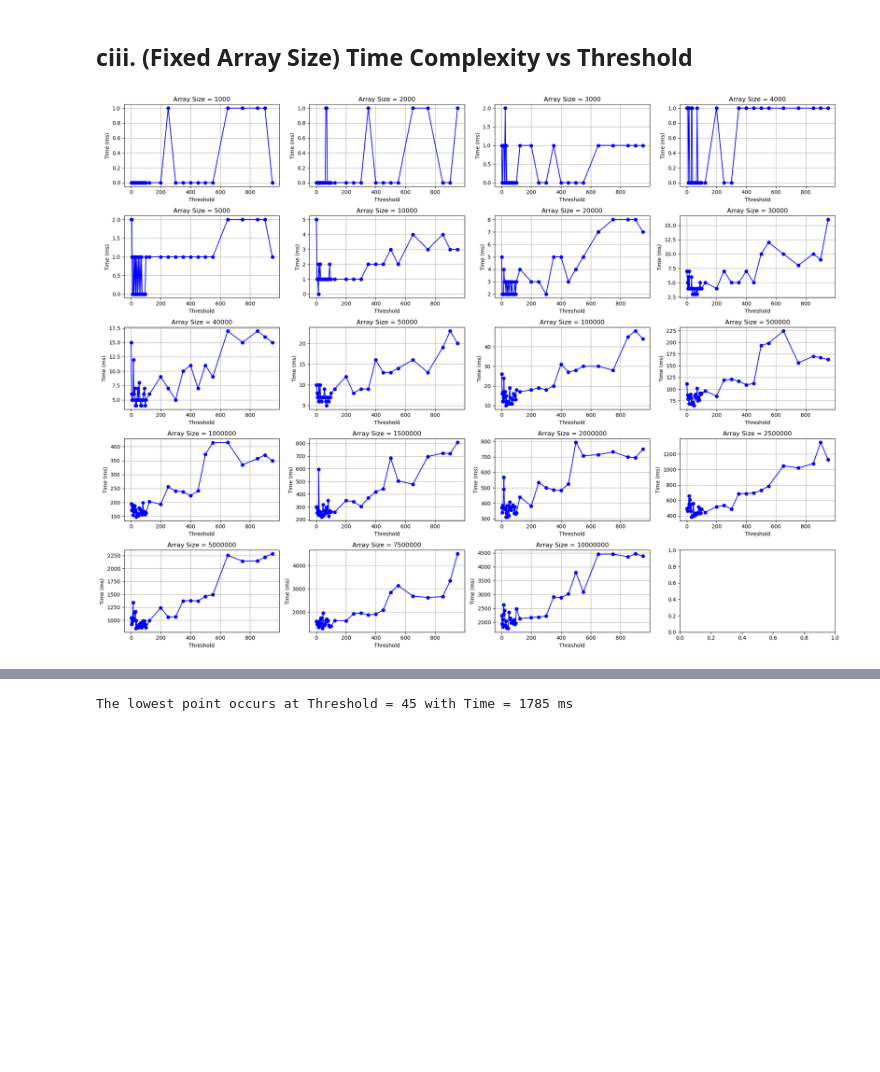
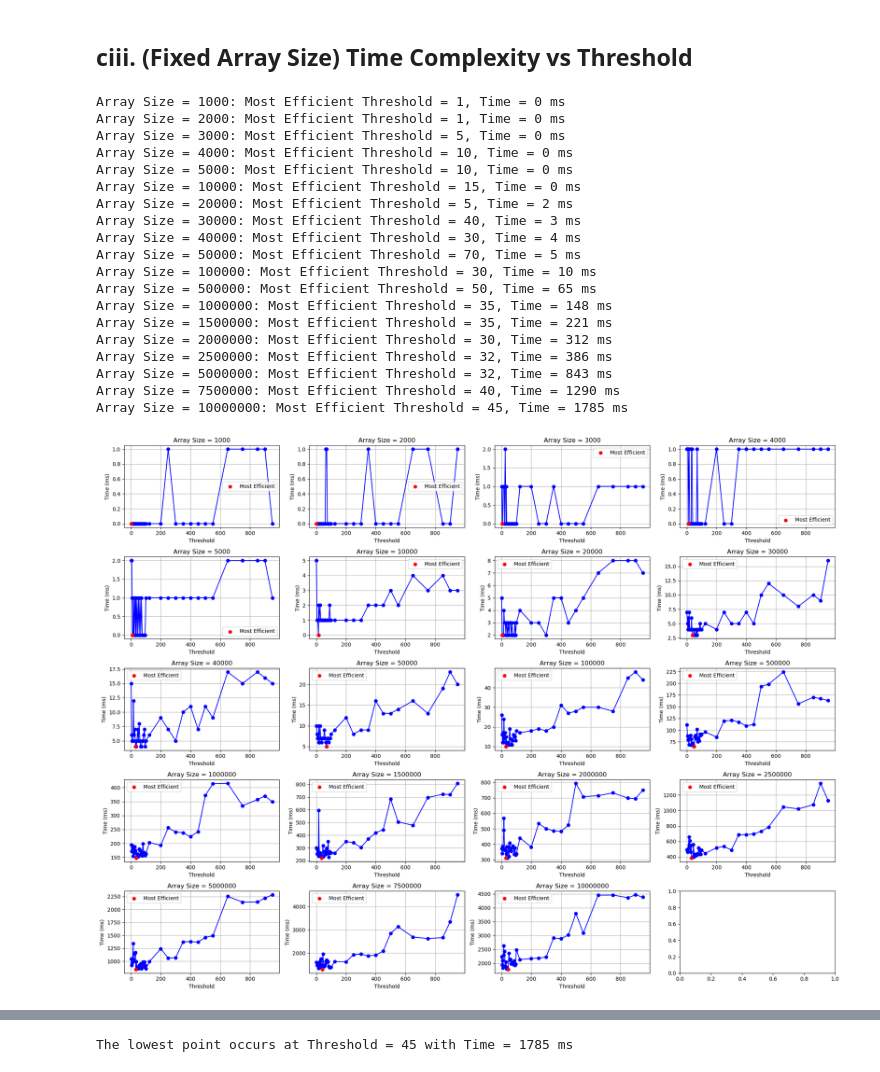
Before and after one commit to ChoWei0310/SC2001-Algorithm-Design, a Jupyter notebook: Plot Graph.ipynb, the cells around one changed output, grey strips where cells are left out. Saved outputs shown, nothing was run; the diff lists cells and outputs as text; code cells hidden in the pictures; blank space fills up the shorter version.

```diff
--- a/Plot Graph.ipynb
+++ b/Plot Graph.ipynb
@@ -239,33 +282,11 @@ num_plots = len(unique_array_sizes)
 fig, axes = plt.subplots((num_plots + 3) // 4, 4, figsize=(20, 15))
 axes = axes.flatten()
 
-# Define a threshold for detecting jumps
-jump_threshold = 0.2  # 20% increase in comparisons is considered a "sudden jump"
-
 for i, array_size in enumerate(unique_array_sizes):
     df_size = hybrid_df[hybrid_df['Array Size'] == array_size]
 
     # Plot Key Comparisons vs Threshold on the corresponding subplot
     axes[i].plot(df_size['Threshold'], df_size['Comparisons'], marker='o', linestyle='-', color='b', label='Actual')
-
-    # Calculate the rate of change between consecutive points
-    comparisons = df_size['Comparisons'].values
-    thresholds = df_size['Threshold'].values
-    changes = np.diff(comparisons) / comparisons[:-1]  # Rate of change
-
-    # Highlight points where there's a sudden jump in comparisons
-    for j in range(1, len(thresholds)):
-        if changes[j-1] > jump_threshold:  # If the rate of change exceeds the threshold
-            axes[i].plot(thresholds[j], comparisons[j], 'ro')  # Highlight the point in red
-            print("ArraySize:",array_size)
-            print("Threshold: ",thresholds[j])
-            print("Comparison: ", comparisons[j])
-
-    # Theoretical values calculation
-    n = array_size
-    s = df_size['Threshold']
-    theoretical_values = n * s + n * np.log2(n / s)
-    axes[i].plot(s, theoretical_values, label="Theoretical", linestyle="--", color="red")
 
     # Customize each subplot
     axes[i].set_title(f'Array Size = {array_size}')
@@ -307,34 +311,58 @@ Comparison:  1673277588
 # %%
 num_plots = len(unique_array_sizes)
 fig, axes = plt.subplots((num_plots + 3) // 4, 4, figsize=(20, 15))
 axes = axes.flatten()
 
+# Loop through each unique array size
 for i, array_size in enumerate(unique_array_sizes):
     df_size = hybrid_df[hybrid_df['Array Size'] == array_size]
 
-    # Plot the smoothed Key Comparisons vs Threshold on the corresponding subplot
-    '''
-    x_new = np.linspace(df_size['Threshold'].min(), df_size['Threshold'].max(), 300)
-    spl = make_interp_spline(df_size['Threshold'], df_size['Time (ms)'], k=3)  # k=3 for cubic spline
-    y_smooth = spl(x_new)
-    axes[i].plot(x_new, y_smooth, marker='', linestyle='-', color='b')
-    '''
+    # Find the index of the minimum Time (ms)
+    min_time_index = df_size['Time (ms)'].idxmin()
+
+    # Get the corresponding Threshold and Time (ms) values for the most efficient point
+    most_efficient_threshold = df_size.loc[min_time_index, 'Threshold']
+    most_efficient_time = df_size.loc[min_time_index, 'Time (ms)']
+
+    # Print out the most efficient point for each array size
+    print(f"Array Size = {array_size}: Most Efficient Threshold = {most_efficient_threshold}, Time = {most_efficient_time} ms")
 
     # Plot Time vs Threshold on the corresponding subplot
     axes[i].plot(df_size['Threshold'], df_size['Time (ms)'], marker='o', linestyle='-', color='b')
+
+    # Highlight the most efficient point on the plot
+    axes[i].scatter(most_efficient_threshold, most_efficient_time, color='r', label='Most Efficient', zorder=5)
 
     # Customize each subplot
     axes[i].set_title(f'Array Size = {array_size}')
     axes[i].set_xlabel('Threshold')
     axes[i].set_ylabel('Time (ms)')
     axes[i].grid(True)
-    # axes[i].set_yscale('log')
+    axes[i].legend()  # Add a legend to highlight the most efficient point
 
 plt.tight_layout()
-
 plt.show()
 # %% [output]
+Array Size = 1000: Most Efficient Threshold = 1, Time = 0 ms
+Array Size = 2000: Most Efficient Threshold = 1, Time = 0 ms
+Array Size = 3000: Most Efficient Threshold = 5, Time = 0 ms
+Array Size = 4000: Most Efficient Threshold = 10, Time = 0 ms
+Array Size = 5000: Most Efficient Threshold = 10, Time = 0 ms
+Array Size = 10000: Most Efficient Threshold = 15, Time = 0 ms
+Array Size = 20000: Most Efficient Threshold = 5, Time = 2 ms
+Array Size = 30000: Most Efficient Threshold = 40, Time = 3 ms
+Array Size = 40000: Most Efficient Threshold = 30, Time = 4 ms
+Array Size = 50000: Most Efficient Threshold = 70, Time = 5 ms
+Array Size = 100000: Most Efficient Threshold = 30, Time = 10 ms
+Array Size = 500000: Most Efficient Threshold = 50, Time = 65 ms
+Array Size = 1000000: Most Efficient Threshold = 35, Time = 148 ms
+Array Size = 1500000: Most Efficient Threshold = 35, Time = 221 ms
+Array Size = 2000000: Most Efficient Threshold = 30, Time = 312 ms
+Array Size = 2500000: Most Efficient Threshold = 32, Time = 386 ms
+Array Size = 5000000: Most Efficient Threshold = 32, Time = 843 ms
+Array Size = 7500000: Most Efficient Threshold = 40, Time = 1290 ms
+Array Size = 10000000: Most Efficient Threshold = 45, Time = 1785 ms
-[figure, old version]
+[figure, new version]
 # %%
 fixed_array_size = 10_000_000
 df_filtered = hybrid_df[hybrid_df['Array Size'] == fixed_array_size]
```
Also changed, not shown: parts of 7 cells of this notebook, 1 other file.
